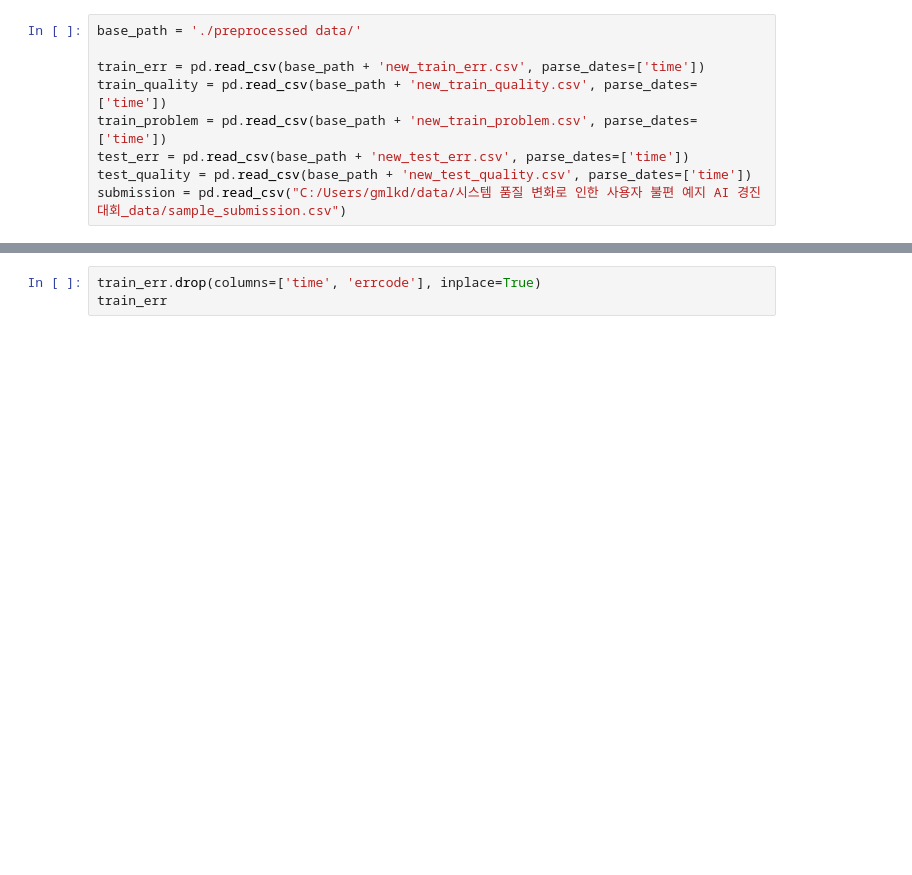
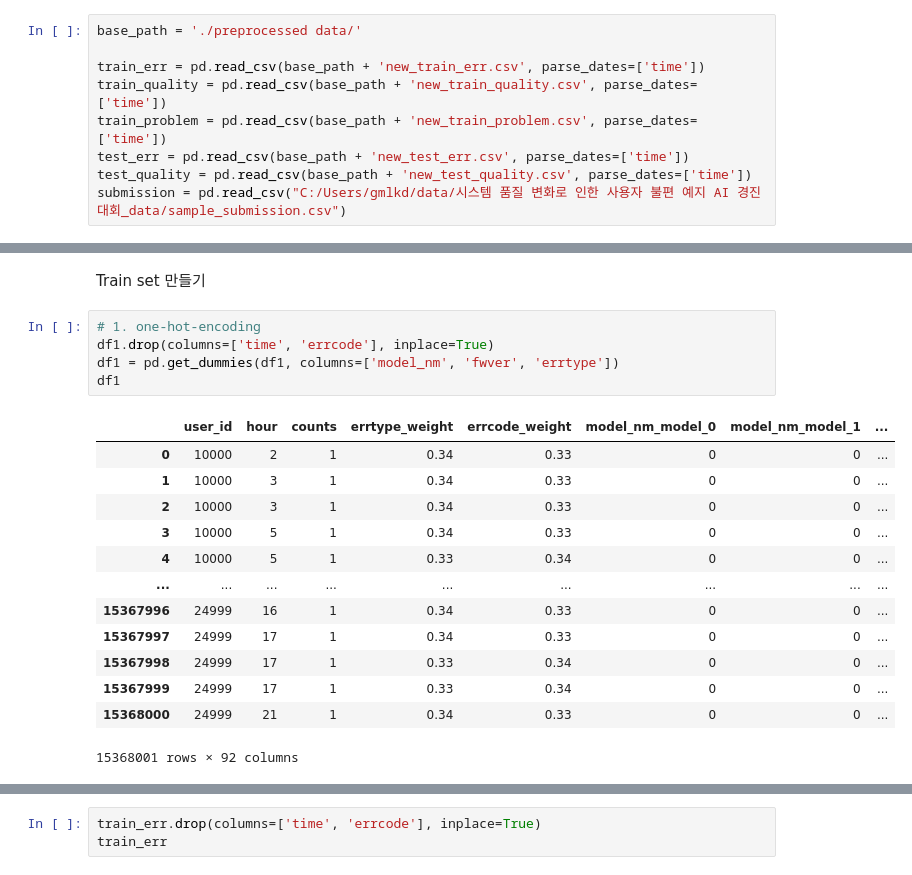
Before and after one commit to LEEHM97/machine-learning-exercises, a Jupyter notebook: 10.DAYCON대회_사용자불편예지/model.ipynb, the cells around one changed output, grey strips where cells are left out. Saved outputs shown, nothing was run; the diff lists cells and outputs as text; blank space fills up the shorter version.

```diff
--- a/10.DAYCON대회_사용자불편예지/model.ipynb
+++ b/10.DAYCON대회_사용자불편예지/model.ipynb
@@ -23,0 +198,21 @@ user_has_2models = user_model_num > 1
+# %% [markdown]
+Train set 만들기
+# %%
+# 1. one-hot-encoding
+df1.drop(columns=['time', 'errcode'], inplace=True)
+df1 = pd.get_dummies(df1, columns=['model_nm', 'fwver', 'errtype'])
+df1
+# %% [output]
+|  | user_id | hour | counts | errtype_weight | errcode_weight | model_nm_model_0 | model_nm_model_1 | ... |
+| 0 | 10000 | 2 | 1 | 0.34 | 0.33 | 0 | 0 | ... |
+| 1 | 10000 | 3 | 1 | 0.34 | 0.33 | 0 | 0 | ... |
+| 2 | 10000 | 3 | 1 | 0.34 | 0.33 | 0 | 0 | ... |
+| 3 | 10000 | 5 | 1 | 0.34 | 0.33 | 0 | 0 | ... |
+| 4 | 10000 | 5 | 1 | 0.33 | 0.34 | 0 | 0 | ... |
+| ... | ... | ... | ... | ... | ... | ... | ... | ... |
+| 15367996 | 24999 | 16 | 1 | 0.34 | 0.33 | 0 | 0 | ... |
+| 15367997 | 24999 | 17 | 1 | 0.34 | 0.33 | 0 | 0 | ... |
+| 15367998 | 24999 | 17 | 1 | 0.33 | 0.34 | 0 | 0 | ... |
+| 15367999 | 24999 | 17 | 1 | 0.33 | 0.34 | 0 | 0 | ... |
+| 15368000 | 24999 | 21 | 1 | 0.34 | 0.33 | 0 | 0 | ... |
+15368001 rows × 92 columns
```
Also changed, not shown: parts of 24 cells of this notebook.
